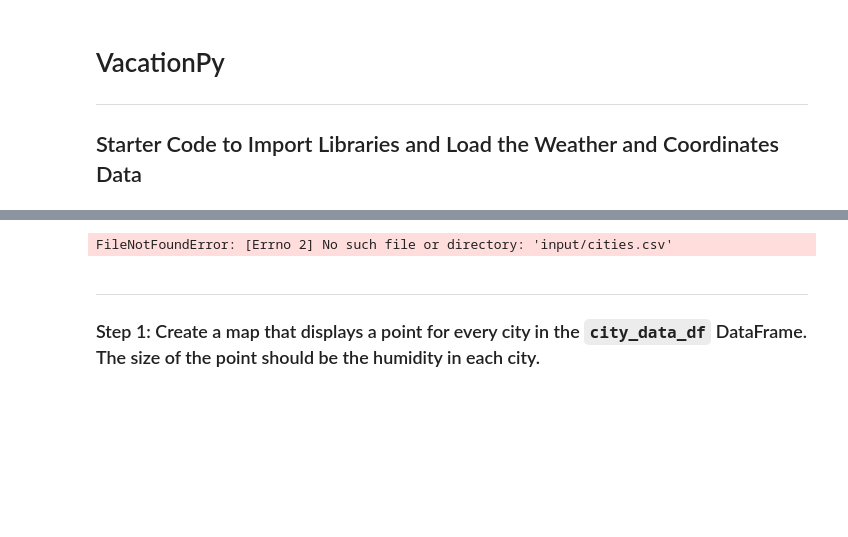
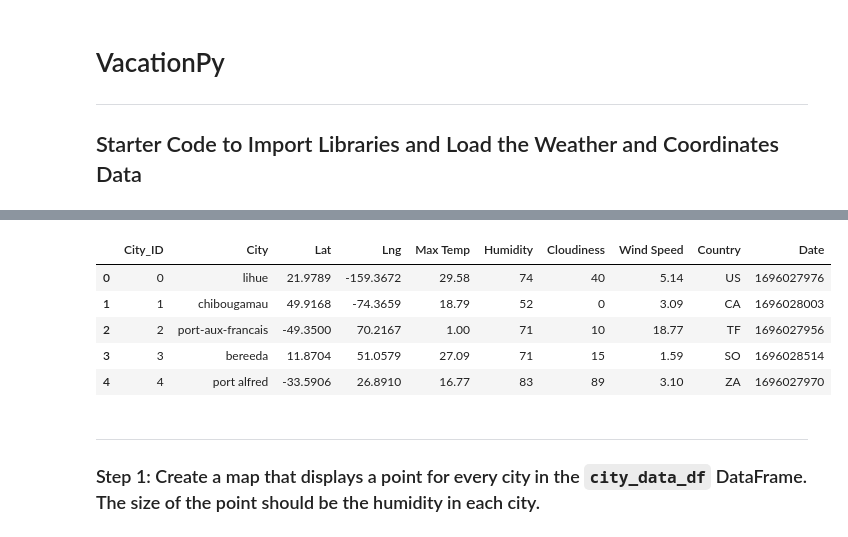
Before and after one commit to MahsaNafei/Weather-Analysis-and-Vacation-Planning, a Jupyter notebook: VacationPy.ipynb, the cells around one changed output, grey strips where cells are left out. Saved outputs shown, nothing was run; the diff lists cells and outputs as text; code cells hidden in the pictures; blank space fills up the shorter version.

```diff
--- a/VacationPy.ipynb
+++ b/VacationPy.ipynb
@@ -14,10 +14,15 @@ from api_keys import geoapify_key
 [interactive output not drawn]
 # %%
 # Load the CSV file created in Part 1 into a Pandas DataFrame
-city_data_df = pd.read_csv("input/cities.csv")
+city_data_df = pd.read_csv("output/cities.csv")
 city_data_df.head()
 # %% [output]
-FileNotFoundError: [Errno 2] No such file or directory: 'input/cities.csv'
+|  | City_ID | City | Lat | Lng | Max Temp | Humidity | Cloudiness | Wind Speed | Country | Date |
+| 0 | 0 | lihue | 21.9789 | -159.3672 | 29.58 | 74 | 40 | 5.14 | US | 1696027976 |
+| 1 | 1 | chibougamau | 49.9168 | -74.3659 | 18.79 | 52 | 0 | 3.09 | CA | 1696028003 |
+| 2 | 2 | port-aux-francais | -49.3500 | 70.2167 | 1.00 | 71 | 10 | 18.77 | TF | 1696027956 |
+| 3 | 3 | bereeda | 11.8704 | 51.0579 | 27.09 | 71 | 15 | 1.59 | SO | 1696028514 |
+| 4 | 4 | port alfred | -33.5906 | 26.8910 | 16.77 | 83 | 89 | 3.10 | ZA | 1696027970 |
 # %% [markdown]
 ---
 
```
Also changed, not shown: parts of 1 cell of this notebook, 1 other file.
